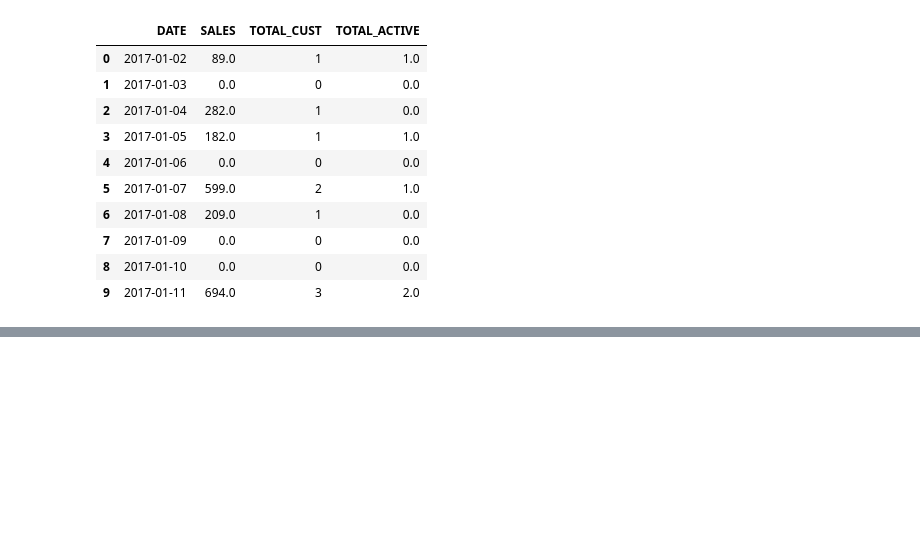
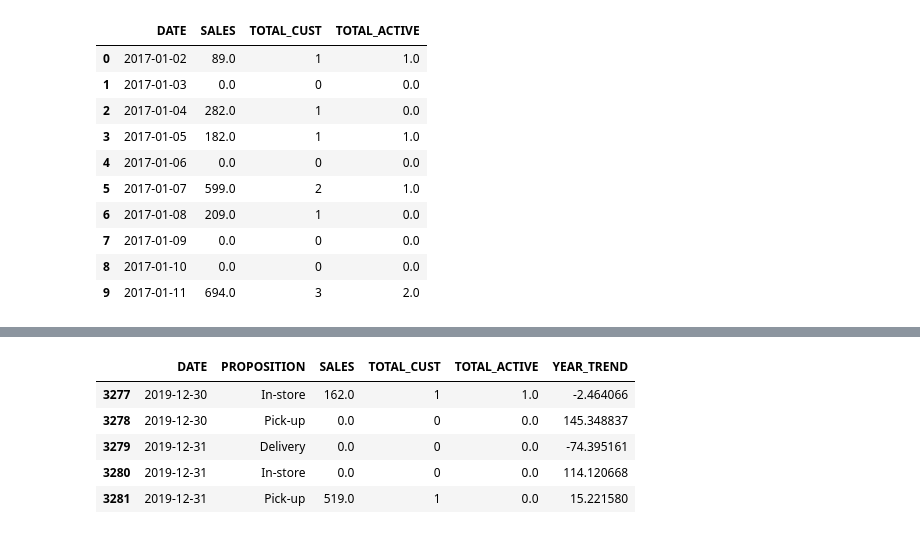
Before and after one commit to benjischwartz/Quantium, a Jupyter notebook: feature_latest.ipynb, the cells around one changed output, grey strips where cells are left out. Cells and saved outputs as stored; diff of their text form; code cells hidden in the pictures; blank space fills up the shorter version.

```diff
--- a/feature_latest.ipynb
+++ b/feature_latest.ipynb
@@ -145 +146,28 @@ result.head(1000)
+# %%
+def rolling_year_trend(df, num_weeks, granularity):
+
+    gap = num_weeks * 7
+
+    current = df.rolling(gap)['SALES'].sum()
+    previous = df.shift(-365).rolling(gap)['SALES'].sum()
+
+    df['DATA'] = (current/previous - 1) * 100
+    df['DATA'] = df['DATA'].replace({np.inf:np.NaN})
+    df['YEAR_TREND'] = df.groupby(granularity)['DATA'].shift(365)
+
+    return df
+# %%
+def year_trend(sales, num_weeks, granularity):
+    new_sales = group_on_variable(granularity, sales)
+    granularity.remove('DATE')
+    return new_sales.groupby(granularity, as_index=False).apply(rolling_year_trend, num_weeks, granularity).drop(columns='DATA')
+# %%
+year_trend(padded, 1, ['DATE', 'PROPOSITION']).tail()
+# %% [output]
+|  | DATE | PROPOSITION | SALES | TOTAL_CUST | TOTAL_ACTIVE | YEAR_TREND |
+| 3277 | 2019-12-30 | In-store | 162.0 | 1 | 1.0 | -2.464066 |
+| 3278 | 2019-12-30 | Pick-up | 0.0 | 0 | 0.0 | 145.348837 |
+| 3279 | 2019-12-31 | Delivery | 0.0 | 0 | 0.0 | -74.395161 |
+| 3280 | 2019-12-31 | In-store | 0.0 | 0 | 0.0 | 114.120668 |
+| 3281 | 2019-12-31 | Pick-up | 519.0 | 1 | 0.0 | 15.221580 |
 # %%
```
Also changed, not shown: parts of 5 cells of this notebook.
